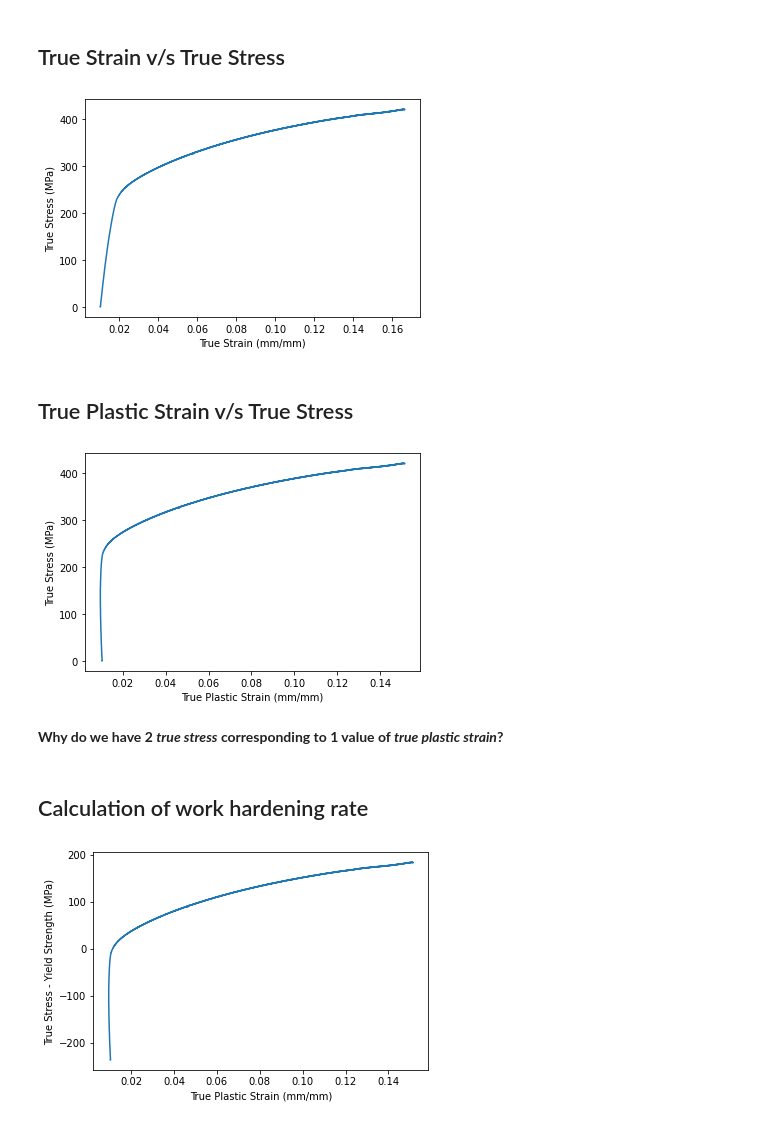
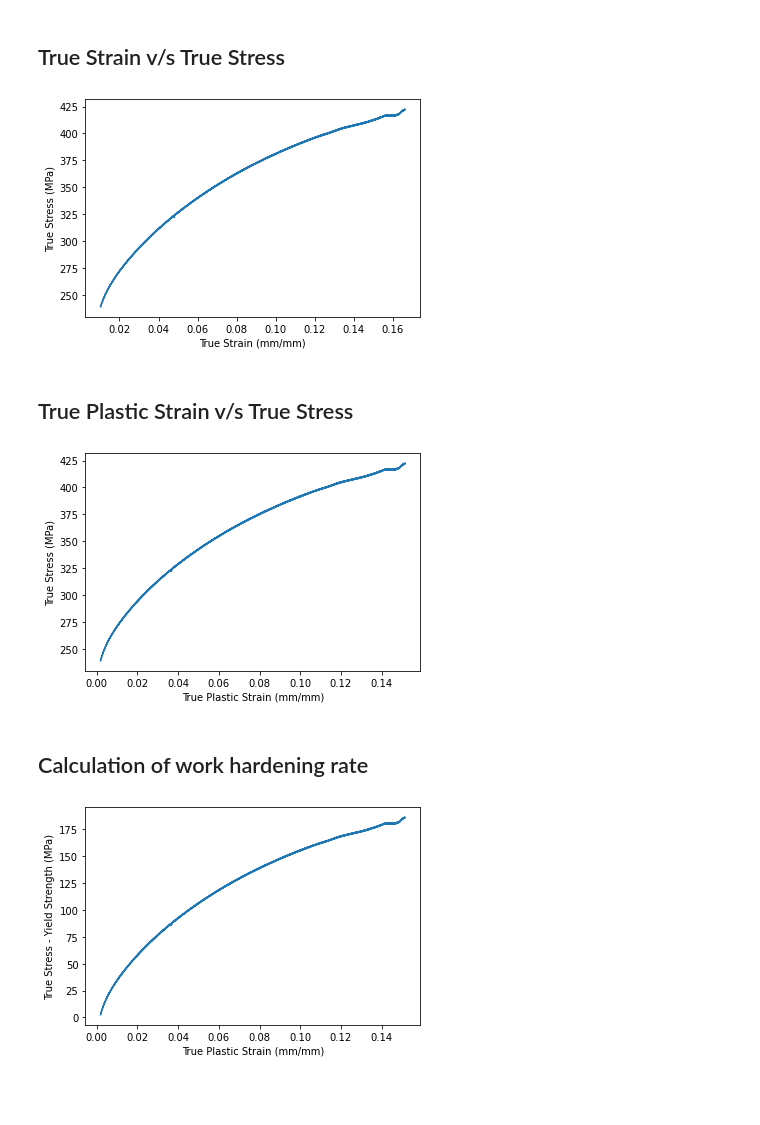
Before and after one commit to algomaster99/meta-btp, a Jupyter notebook: Engineering Stress, Strain -> True Stress, Strain.ipynb, the cells around one changed output. Drawn from its saved outputs; the diff is of its cells as text; code cells hidden in the pictures; blank space fills up the shorter version.

```diff
--- a/Engineering Stress, Strain -> True Stress, Strain.ipynb
+++ b/Engineering Stress, Strain -> True Stress, Strain.ipynb
@@ -116,12 +133,12 @@ _ = plt.ylabel(y_label)
 # %%
 true_strain = np.log([i+1 for i in x[start:end]])
 required_points = len(true_strain)
-true_stress = [y[i]*(1+true_strain[i]) for i in range(required_points)]
+true_stress = [y[start+i]*(1+true_strain[i]) for i in range(required_points)]
 _ = plt.plot(true_strain, true_stress)
 _ = plt.xlabel('True Strain (mm/mm)')
 _ = plt.ylabel('True Stress (MPa)')
 # %% [output]
-[figure, old version]
+[figure, new version]
 # %% [markdown]
 ## True Plastic Strain v/s True Stress
 # %%
@@ -131,9 +148,7 @@ _ = plt.plot(true_plastic_strain, true_stress)
 _ = plt.xlabel('True Plastic Strain (mm/mm)')
 _ = plt.ylabel('True Stress (MPa)')
 # %% [output]
-[figure, old version]
+[figure, new version]
-# %% [markdown]
-**Why do we have 2 *true stress* corresponding to 1 value of *true plastic strain*?**
 # %% [markdown]
 ## Calculation of work hardening rate
 # %%
@@ -142,4 +157,4 @@ _ = plt.plot(true_plastic_strain, sigma_sigma_ys)
 _ = plt.xlabel('True Plastic Strain (mm/mm)')
 _ = plt.ylabel('True Stress - Yield Strength (MPa)')
 # %% [output]
-[figure, old version]
+[figure, new version]
```
Also changed, not shown: parts of 9 cells of this notebook.
